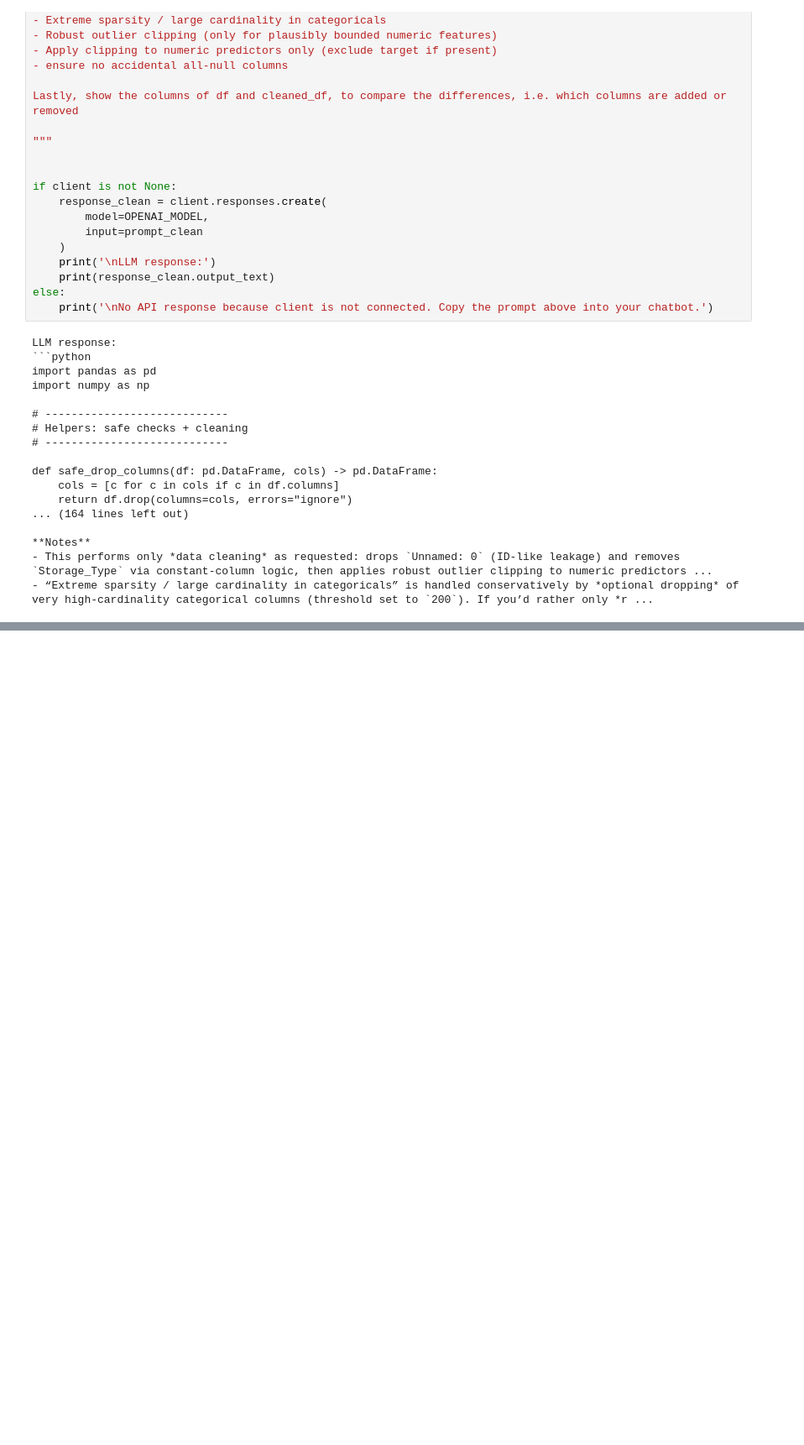
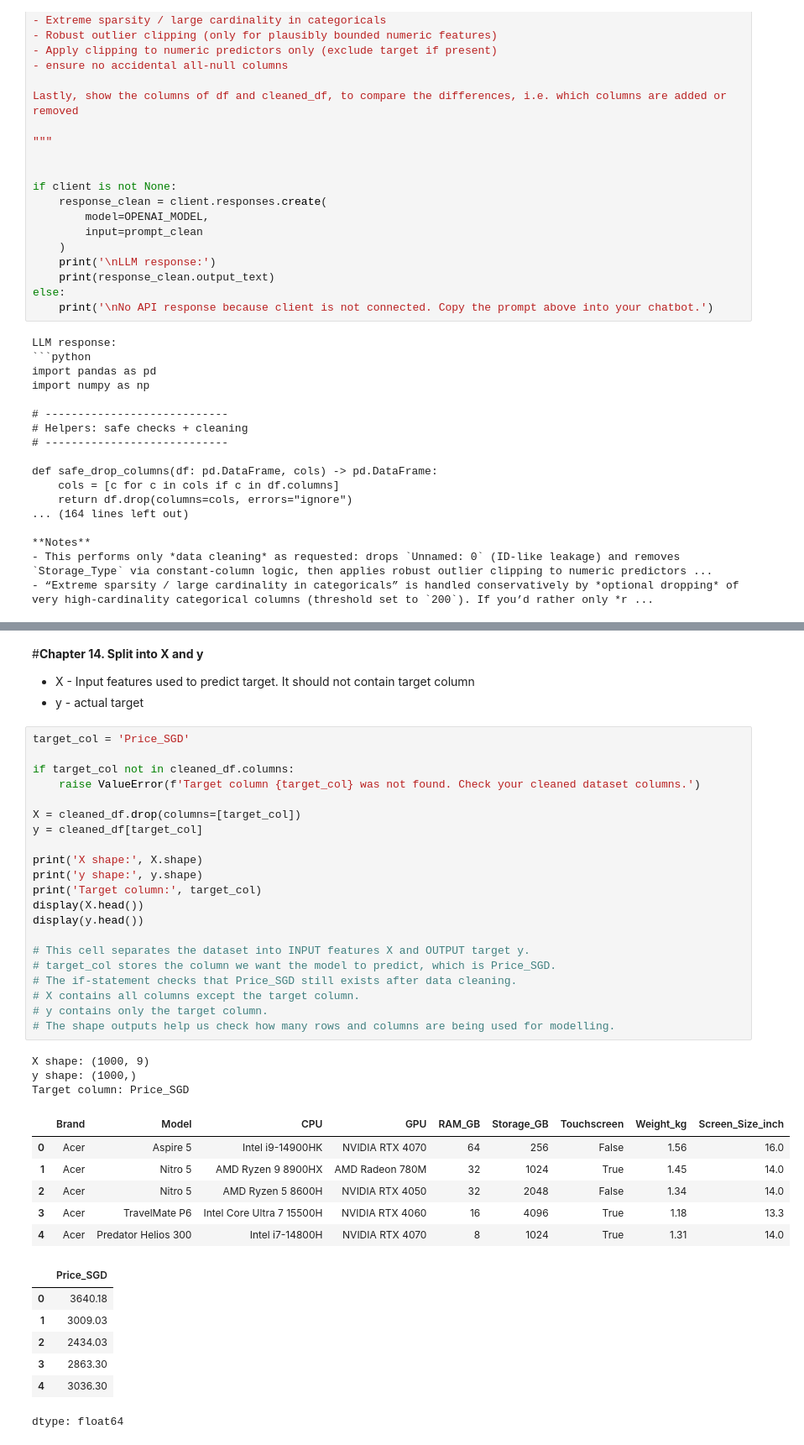
Before and after one commit to miffylim2308/ADALL_github, a Jupyter notebook: ADALL_My_Template.ipynb, the cells around one changed output, grey strips where cells are left out. Shown at 84% size. Cells and saved outputs as stored; diff of their text form; blank space fills up the shorter version.

```diff
--- a/ADALL_My_Template.ipynb
+++ b/ADALL_My_Template.ipynb
@@ -636,0 +768,42 @@ def safe_drop_columns(df: pd.DataFrame, cols) -> pd.DataFrame:
+# %% [markdown]
+#**Chapter 14. Split into X and y**
+- X - Input features used to predict target. It should not contain target column
+- y - actual target
+# %%
+target_col = 'Price_SGD'
+
+if target_col not in cleaned_df.columns:
+    raise ValueError(f'Target column {target_col} was not found. Check your cleaned dataset columns.')
+
+X = cleaned_df.drop(columns=[target_col])
+y = cleaned_df[target_col]
+
+print('X shape:', X.shape)
+print('y shape:', y.shape)
+print('Target column:', target_col)
+display(X.head())
+display(y.head())
+
+# This cell separates the dataset into INPUT features X and OUTPUT target y.
+# target_col stores the column we want the model to predict, which is Price_SGD.
+# The if-statement checks that Price_SGD still exists after data cleaning.
+# X contains all columns except the target column.
+# y contains only the target column.
+# The shape outputs help us check how many rows and columns are being used for modelling.
+# %% [output]
+X shape: (1000, 9)
+y shape: (1000,)
+Target column: Price_SGD
+|  | Brand | Model | CPU | GPU | RAM_GB | Storage_GB | Touchscreen | Weight_kg | Screen_Size_inch |
+| 0 | Acer | Aspire 5 | Intel i9-14900HK | NVIDIA RTX 4070 | 64 | 256 | False | 1.56 | 16.0 |
+| 1 | Acer | Nitro 5 | AMD Ryzen 9 8900HX | AMD Radeon 780M | 32 | 1024 | True | 1.45 | 14.0 |
+| 2 | Acer | Nitro 5 | AMD Ryzen 5 8600H | NVIDIA RTX 4050 | 32 | 2048 | False | 1.34 | 14.0 |
+| 3 | Acer | TravelMate P6 | Intel Core Ultra 7 15500H | NVIDIA RTX 4060 | 16 | 4096 | True | 1.18 | 13.3 |
+| 4 | Acer | Predator Helios 300 | Intel i7-14800H | NVIDIA RTX 4070 | 8 | 1024 | True | 1.31 | 14.0 |
+|  | Price_SGD |
+| 0 | 3640.18 |
+| 1 | 3009.03 |
+| 2 | 2434.03 |
+| 3 | 2863.30 |
+| 4 | 3036.30 |
+dtype: float64
```
Also changed, not shown: parts of 24 cells of this notebook.
